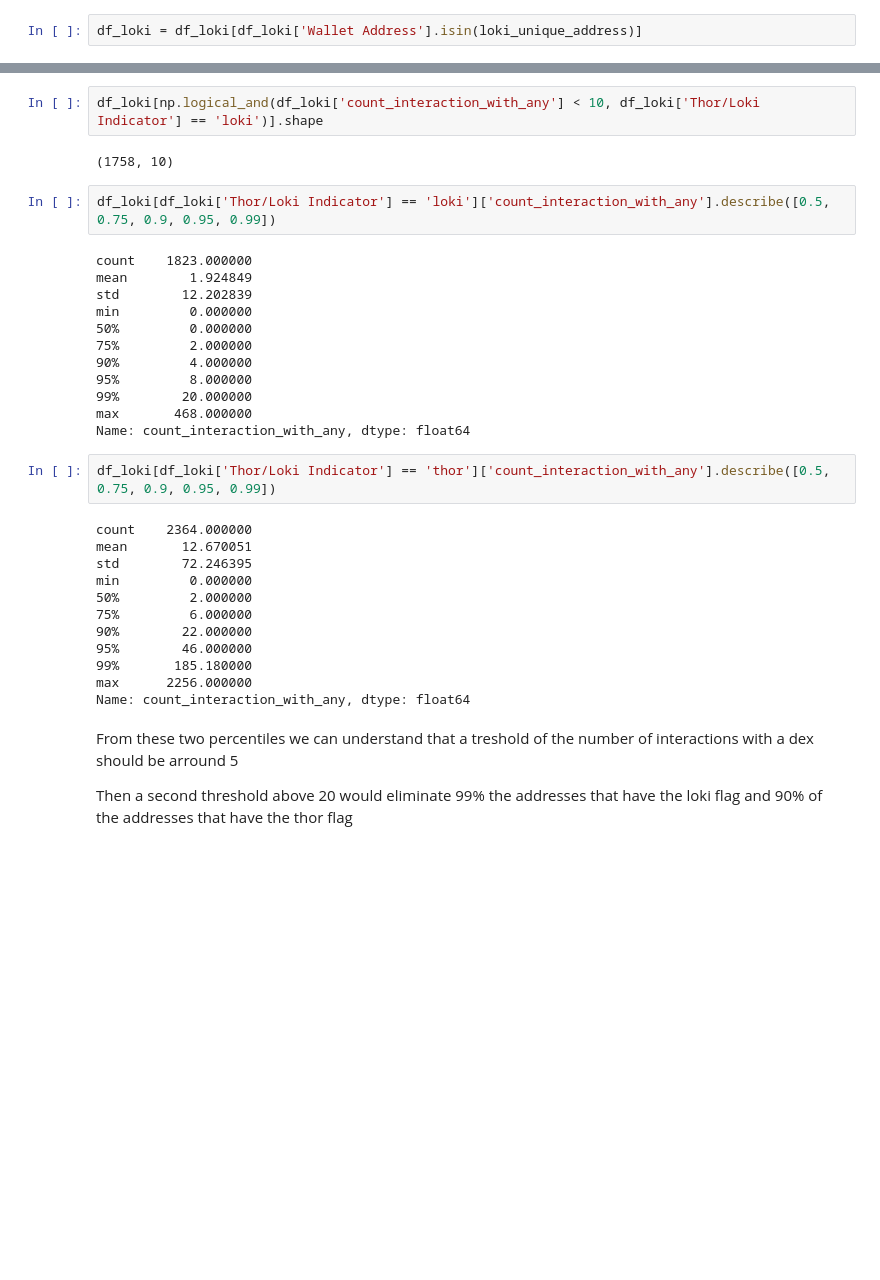
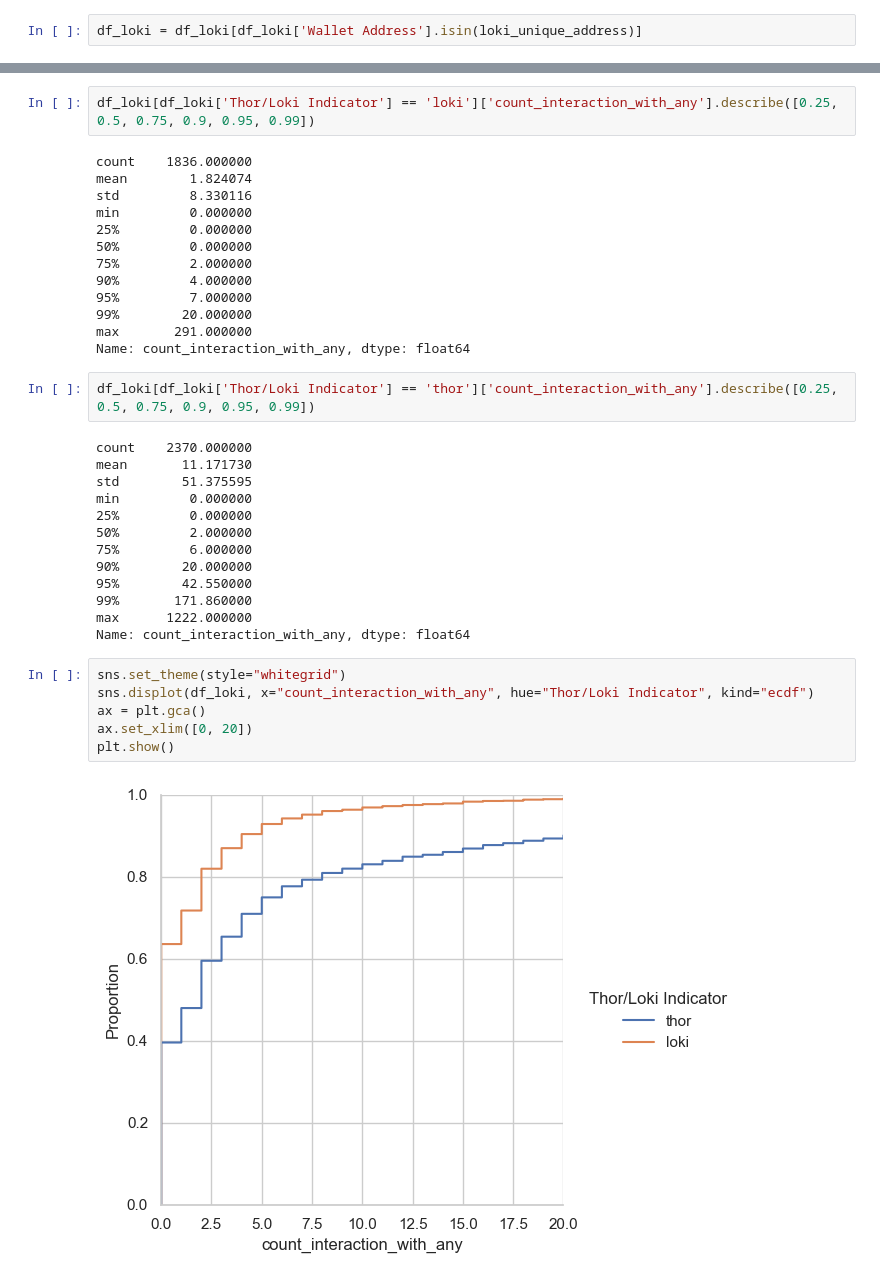
Before and after one commit to poupou-web3/beta-rounds-vote-analysis, a Jupyter notebook: jupyter/analysis-on-chain-passport.ipynb, the cells around one changed output, grey strips where cells are left out. Drawn from its saved outputs; the diff is of its cells as text; blank space fills up the shorter version.

```diff
--- a/jupyter/analysis-on-chain-passport.ipynb
+++ b/jupyter/analysis-on-chain-passport.ipynb
@@ -224,36 +231,38 @@ df_loki.sort_values('count_interaction_with_any', ascending=False).head(10)
-# %%
-df_loki[np.logical_and(df_loki['count_interaction_with_any'] < 10, df_loki['Thor/Loki Indicator'] == 'loki')].shape
-# %% [output]
-(1758, 10)
 # %%
-df_loki[df_loki['Thor/Loki Indicator'] == 'loki']['count_interaction_with_any'].describe([0.5, 0.75, 0.9, 0.95, 0.99])
+df_loki[df_loki['Thor/Loki Indicator'] == 'loki']['count_interaction_with_any'].describe([0.25, 0.5, 0.75, 0.9, 0.95, 0.99])
 # %% [output]
-count    1823.000000
-mean        1.924849
-std        12.202839
+count    1836.000000
+mean        1.824074
+std         8.330116
 min         0.000000
+25%         0.000000
 50%         0.000000
 75%         2.000000
 90%         4.000000
-95%         8.000000
+95%         7.000000
 99%        20.000000
-max       468.000000
+max       291.000000
 Name: count_interaction_with_any, dtype: float64
 # %%
-df_loki[df_loki['Thor/Loki Indicator'] == 'thor']['count_interaction_with_any'].describe([0.5, 0.75, 0.9, 0.95, 0.99])
+df_loki[df_loki['Thor/Loki Indicator'] == 'thor']['count_interaction_with_any'].describe([0.25, 0.5, 0.75, 0.9, 0.95, 0.99])
 # %% [output]
-count    2364.000000
-mean       12.670051
-std        72.246395
+count    2370.000000
+mean       11.171730
+std        51.375595
 min         0.000000
+25%         0.000000
 50%         2.000000
 75%         6.000000
-90%        22.000000
-95%        46.000000
-99%       185.180000
-max      2256.000000
+90%        20.000000
+95%        42.550000
+99%       171.860000
+max      1222.000000
 Name: count_interaction_with_any, dtype: float64
-# %% [markdown]
-From these two percentiles we can understand that a treshold of the number of interactions with a dex should be arround 5
-
-Then a second threshold above 20 would eliminate 99% the addresses that have the loki flag and 90% of the addresses that have the thor flag
+# %%
+sns.set_theme(style="whitegrid")
+sns.displot(df_loki, x="count_interaction_with_any", hue="Thor/Loki Indicator", kind="ecdf")
+ax = plt.gca()
+ax.set_xlim([0, 20])
+plt.show()
+# %% [output]
+[figure, added]
```
Also changed, not shown: parts of 55 cells of this notebook, 2 other files.
